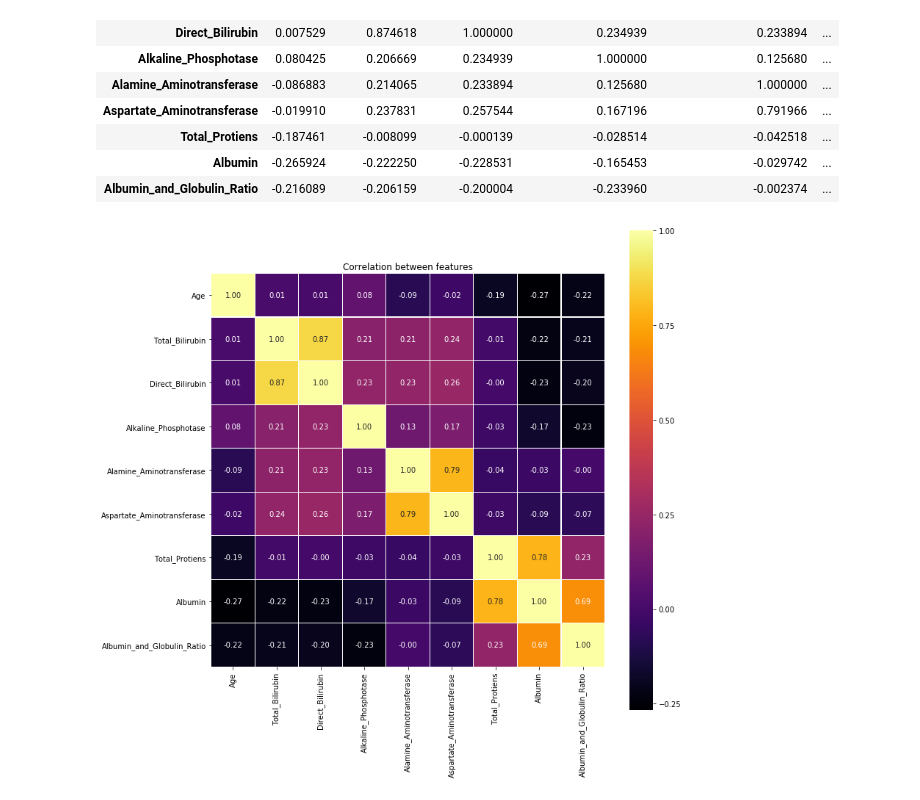
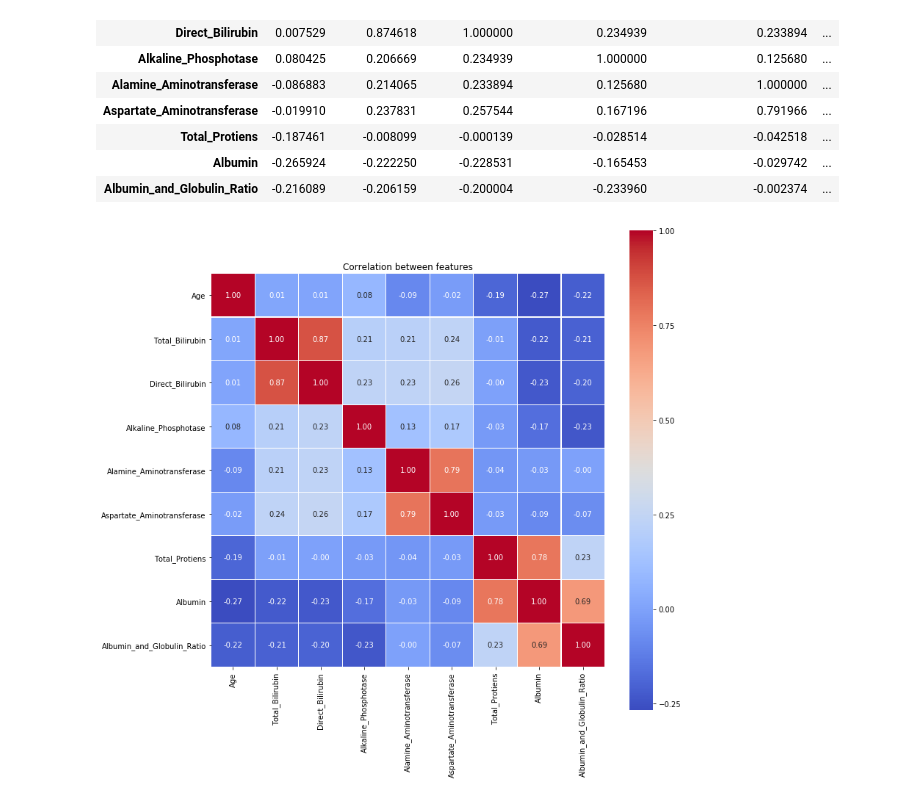
Before and after one commit to IndML101/Liver-Patients, a Jupyter notebook: Liver-Patients.ipynb, the cells around one changed output. Drawn from its saved outputs; the diff is of its cells as text; code cells hidden in the pictures.

```diff
--- a/Liver-Patients.ipynb
+++ b/Liver-Patients.ipynb
@@ -54,3 +73,5 @@ data_df.head()
+# %%
+data_df['Dataset'] = data_df['Dataset'].map({1:'Liver Disease', 2:'Normal'})
 # %%
 data_df.info()
 # %% [output]
@@ -435,8 +455,7 @@ dtype: int64
 # %% [markdown]
 #### Correlation matrix
 # %%
-collst = numcols[:-1]
-corrmat = data_df[collst].corr()
+corrmat = data_df[numcols].corr()
 corrmat
 # %% [output]
 |  | Age | Total_Bilirubin | Direct_Bilirubin | Alkaline_Phosphotase | Alamine_Aminotransferase | ... |
@@ -452,13 +471,13 @@ corrmat
 # %%
 plt.figure(figsize=(12, 12))
 g = sns.heatmap(corrmat,
             cbar = True,
             square = True,
             annot=True,
             linewidth=0.3,
             fmt='.2f',
-            cmap='inferno')
+            cmap='coolwarm')
 plt.title('Correlation between features')
 plt.show()
 # %% [output]
-[figure, old version]
+[figure, new version]
```
Also changed, not shown: parts of 31 cells of this notebook.
